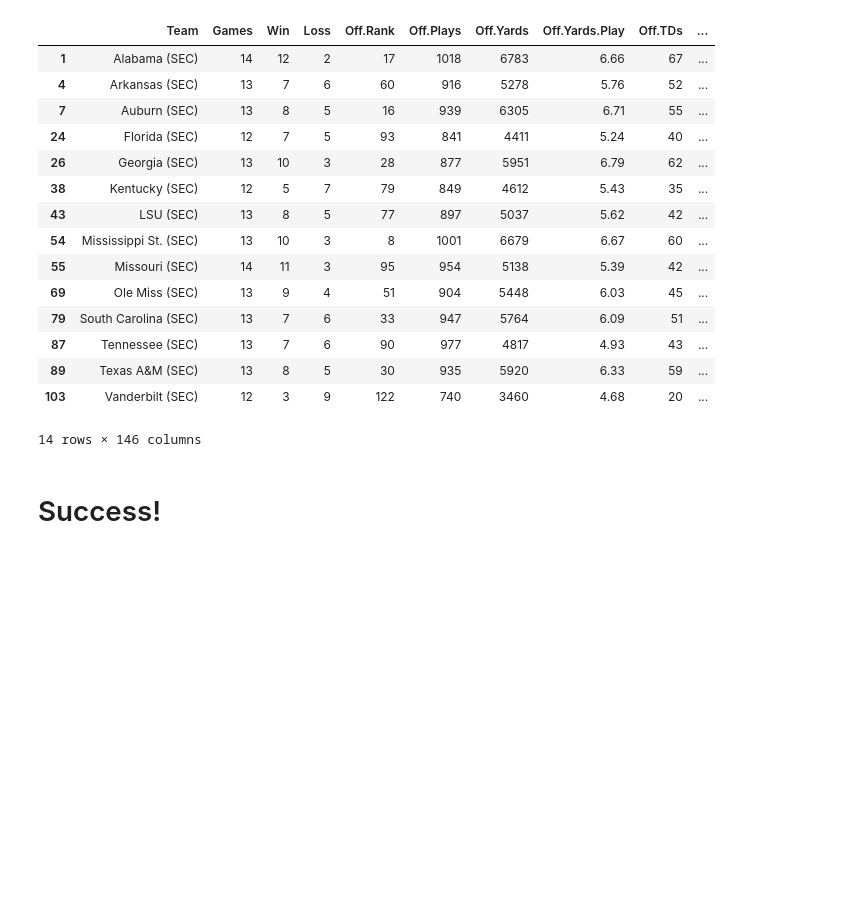
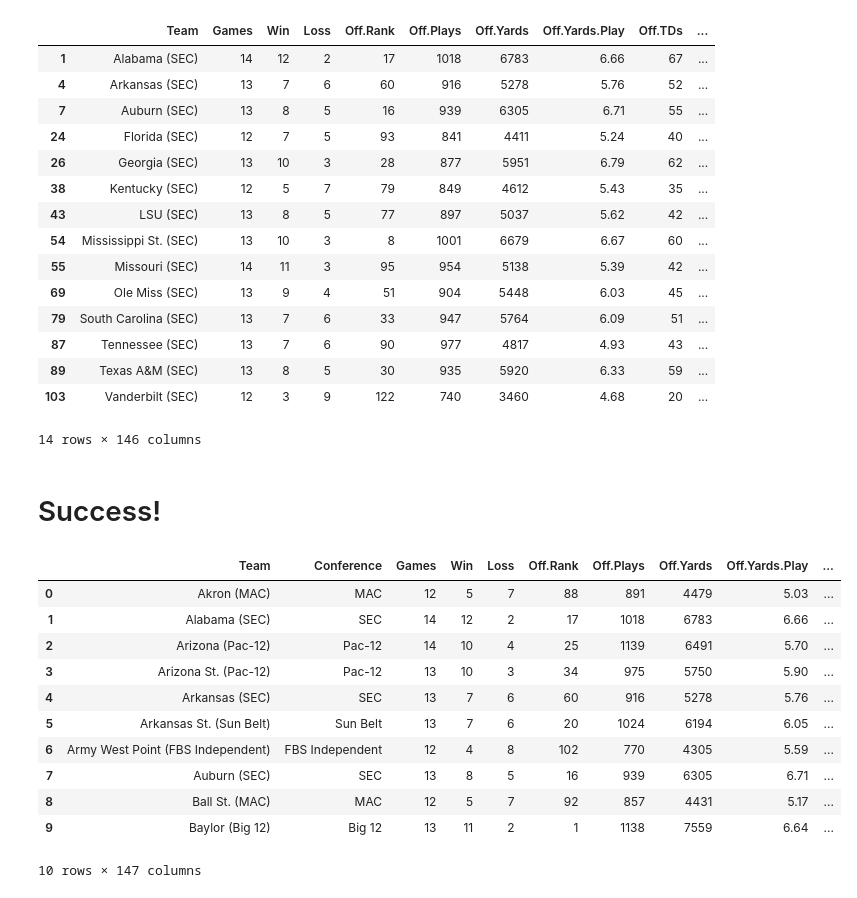
Before and after one commit to jdwrhodes/College_Football_Analysis, a Jupyter notebook: code_files/dftest.ipynb, the cells around one changed output. Cells and saved outputs as stored; diff of their text form; code cells hidden in the pictures; blank space fills up the shorter version.

```diff
--- a/code_files/dftest.ipynb
+++ b/code_files/dftest.ipynb
@@ -160,3 +159,18 @@ for x in conferences:
 df_2013.insert(loc = 1,
                 column = 'Conference',
                 value = conf_only)
+# %%
+df_2013.head(10)
+# %% [output]
+|  | Team | Conference | Games | Win | Loss | Off.Rank | Off.Plays | Off.Yards | Off.Yards.Play | ... |
+| 0 | Akron (MAC) | MAC | 12 | 5 | 7 | 88 | 891 | 4479 | 5.03 | ... |
+| 1 | Alabama (SEC) | SEC | 14 | 12 | 2 | 17 | 1018 | 6783 | 6.66 | ... |
+| 2 | Arizona (Pac-12) | Pac-12 | 14 | 10 | 4 | 25 | 1139 | 6491 | 5.70 | ... |
+| 3 | Arizona St. (Pac-12) | Pac-12 | 13 | 10 | 3 | 34 | 975 | 5750 | 5.90 | ... |
+| 4 | Arkansas (SEC) | SEC | 13 | 7 | 6 | 60 | 916 | 5278 | 5.76 | ... |
+| 5 | Arkansas St. (Sun Belt) | Sun Belt | 13 | 7 | 6 | 20 | 1024 | 6194 | 6.05 | ... |
+| 6 | Army West Point (FBS Independent) | FBS Independent | 12 | 4 | 8 | 102 | 770 | 4305 | 5.59 | ... |
+| 7 | Auburn (SEC) | SEC | 13 | 8 | 5 | 16 | 939 | 6305 | 6.71 | ... |
+| 8 | Ball St. (MAC) | MAC | 12 | 5 | 7 | 92 | 857 | 4431 | 5.17 | ... |
+| 9 | Baylor (Big 12) | Big 12 | 13 | 11 | 2 | 1 | 1138 | 7559 | 6.64 | ... |
+10 rows × 147 columns
```
Also changed, not shown: parts of 3 cells of this notebook, 1 other file.
